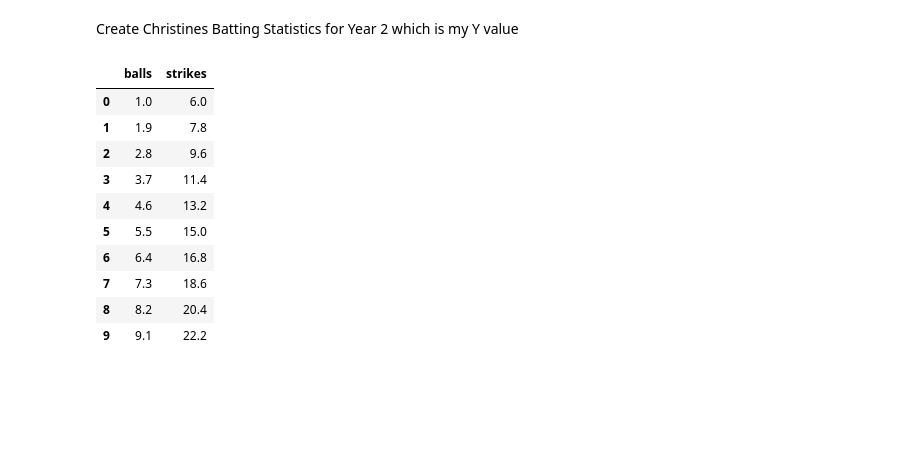
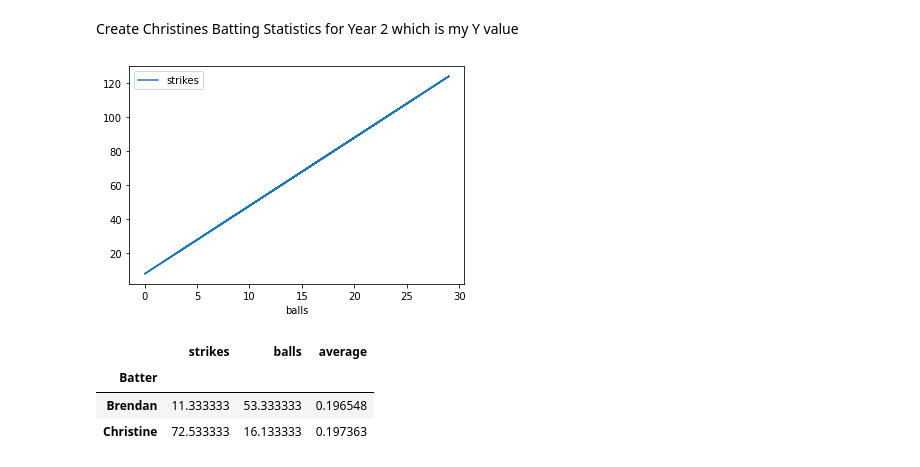
Before and after one commit to brendantipp/sem2_fun_data_analysis, a Jupyter notebook: tasks.ipynb, the cells around one changed output. Saved outputs shown, nothing was run; the diff lists cells and outputs as text; code cells hidden in the pictures; blank space fills up the shorter version.

```diff
--- a/tasks.ipynb
+++ b/tasks.ipynb
@@ -215,22 +211,14 @@ brendan
 # %% [markdown]
 Create Christines Batting Statistics for Year 2 which is my x value
 # %%
-christine = pd.DataFrame({"balls": np.linspace(1, 10,10, endpoint = False)})
+christine = pd.DataFrame({"balls": np.random.randint(30, size =15)})
 # %% [markdown]
 Create Christines Batting Statistics for Year 2 which is my Y value
 # %%
 christine["strikes"] = a * christine["balls"] + b
+christine["average"] = christine["balls"] / christine["strikes"]
-# %%
-christine
-# %% [output]
-|  | balls | strikes |
-| 0 | 1.0 | 6.0 |
-| 1 | 1.9 | 7.8 |
-| 2 | 2.8 | 9.6 |
-| 3 | 3.7 | 11.4 |
-| 4 | 4.6 | 13.2 |
-| 5 | 5.5 | 15.0 |
-| 6 | 6.4 | 16.8 |
-| 7 | 7.3 | 18.6 |
-| 8 | 8.2 | 20.4 |
-| 9 | 9.1 | 22.2 |
+# %%
+christine
+christine.plot(x ='balls', y='strikes', kind = 'line');
+# %% [output]
+[figure, added]
@@ -236,0 +229,8 @@ christine
+# %%
+#statistics
+statistics.groupby(["Batter"]).mean()
+# %% [output]
+|  | strikes | balls | average |
+| Batter |  |  |  |
+| Brendan | 11.333333 | 53.333333 | 0.196548 |
+| Christine | 72.533333 | 16.133333 | 0.197363 |
```
Also changed, not shown: parts of 15 cells of this notebook.
